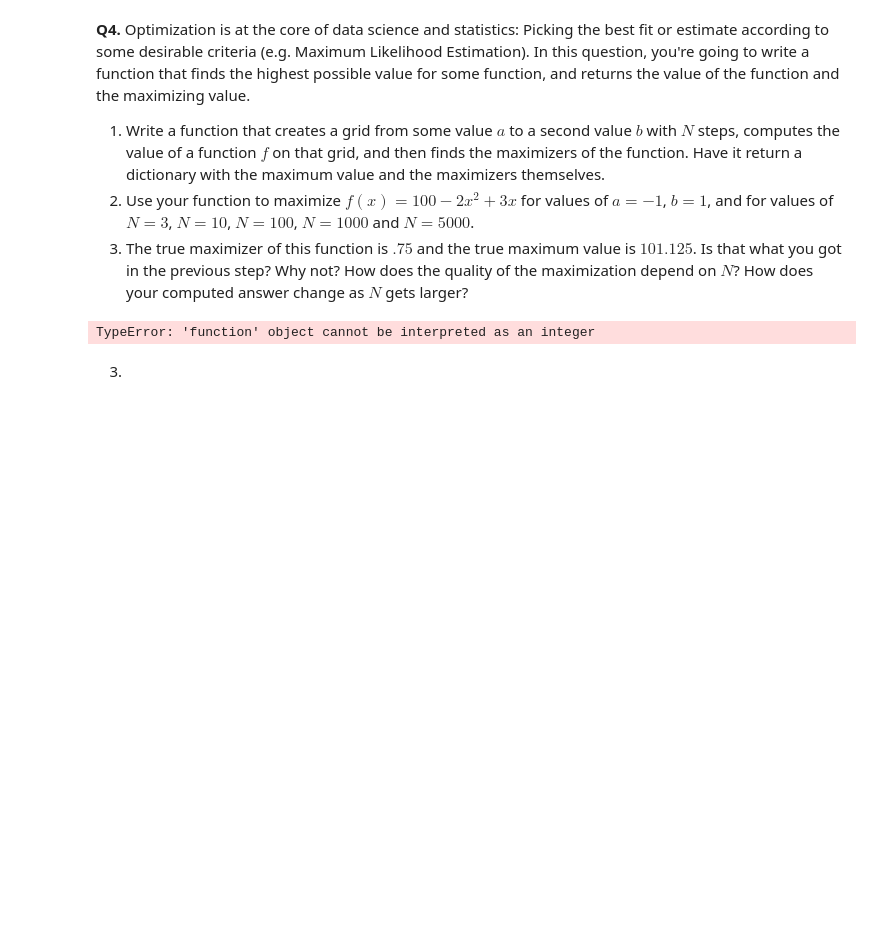
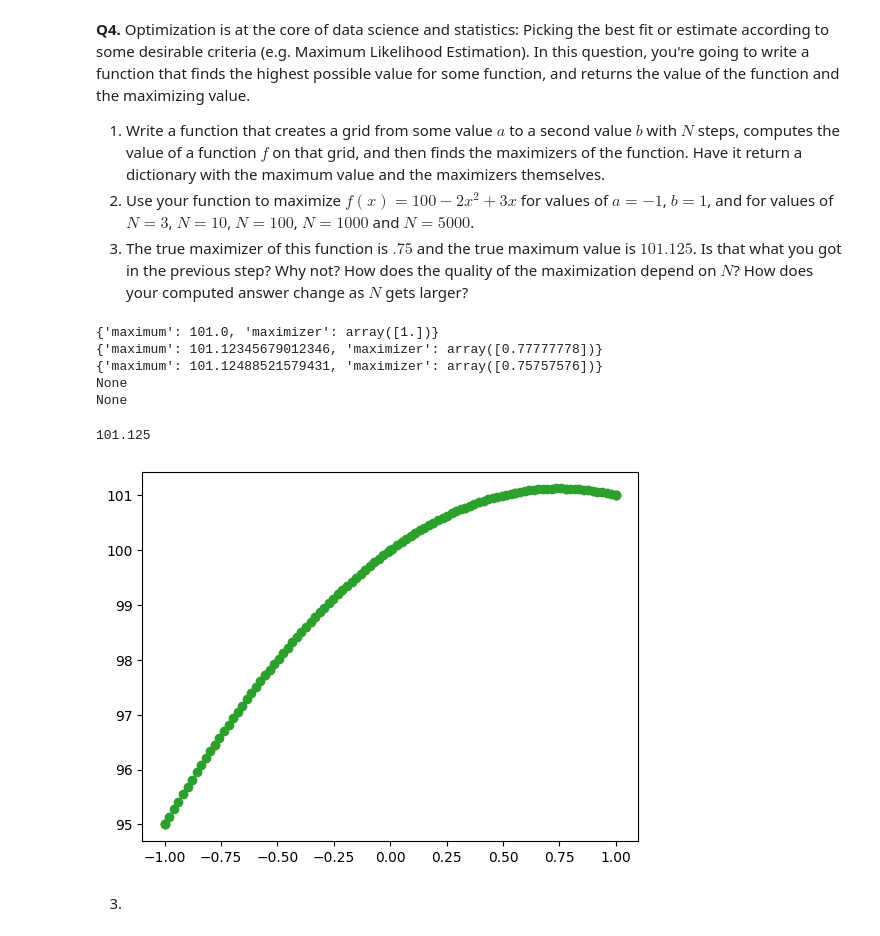
Before and after one commit to dha5sm/programming, a Jupyter notebook: assignment/assignment_programming.ipynb, the cells around one changed output. Saved outputs shown, nothing was run; the diff lists cells and outputs as text; code cells hidden in the pictures; blank space fills up the shorter version.

```diff
--- a/assignment/assignment_programming.ipynb
+++ b/assignment/assignment_programming.ipynb
@@ -177,35 +180,41 @@ import numpy as np
 import matplotlib.pyplot as plt
 
 def f(x):
   y = 100 - 2*x**2 + 3*x
-  return y
+  return(y)
 
-def maximizer(a,b,f,N,showplot = False): #Not sure what showplot does, coppied from sample code#
+def maximizer(a,b,N,f,showplot = False):
   x = np.linspace(a,b,N) # Create grid (Question 1)
   y = f(x)
   if showplot == True:
     plt.scatter(x,y, label = 'f(x) plot')
     plt.show
 
     maximum = max(y)
     max_index = np.where(maximum==y)
     maximizer = x[max_index]
     return({'maximum':maximum,'maximizer':maximizer})
 
 a = -1
 b = 1
 
 print(maximizer(a,b,3,f,showplot=True))
 print(maximizer(a,b,10,f,showplot=True))
 print(maximizer(a,b,100,f,showplot=True))
 print(maximizer(a,b,1000,f))
 print(maximizer(a,b,5000,f))
 
 f(.75)
 
 #Question 3:
 # I assume 0.75 can never be reached as the N would need to be too large. I'm not sure though.
 # %% [output]
-TypeError: 'function' object cannot be interpreted as an integer
+{'maximum': 101.0, 'maximizer': array([1.])}
+{'maximum': 101.12345679012346, 'maximizer': array([0.77777778])}
+{'maximum': 101.12488521579431, 'maximizer': array([0.75757576])}
+None
+None
+101.125
+[figure, added]
 # %% [markdown]
 3.
```
Also changed, not shown: parts of 1 cell of this notebook.
